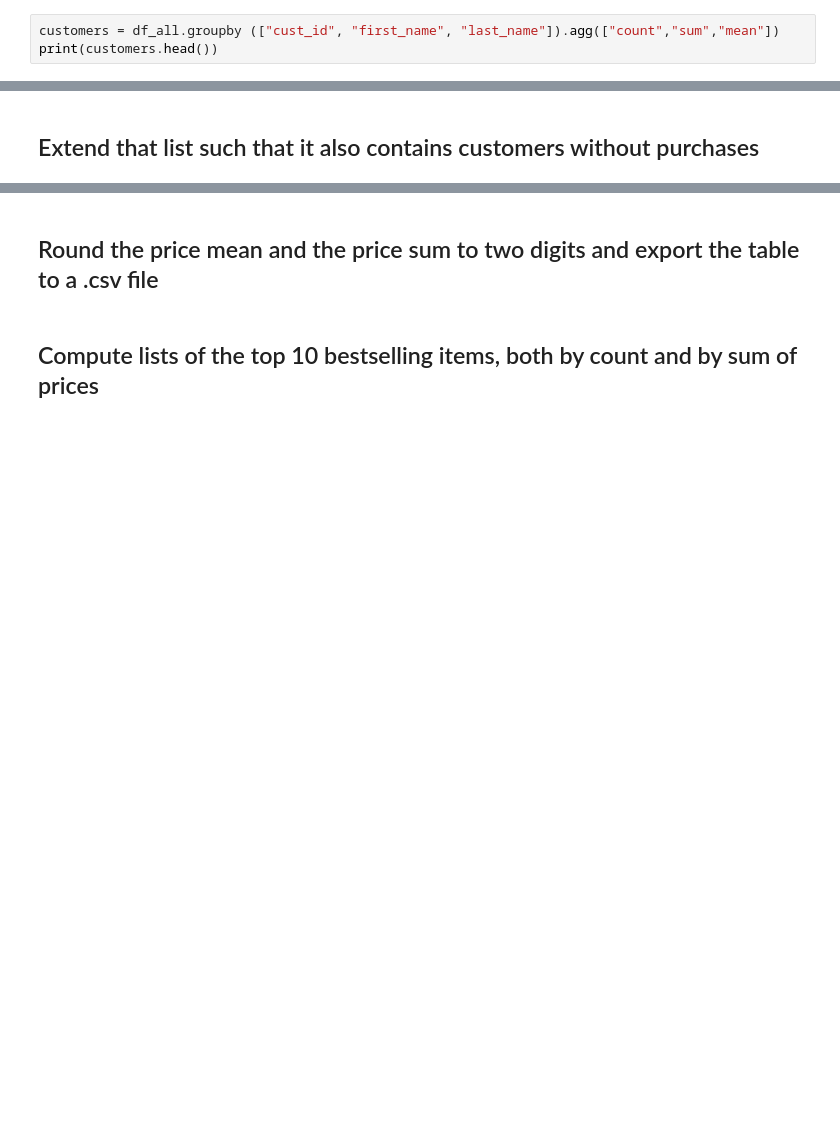
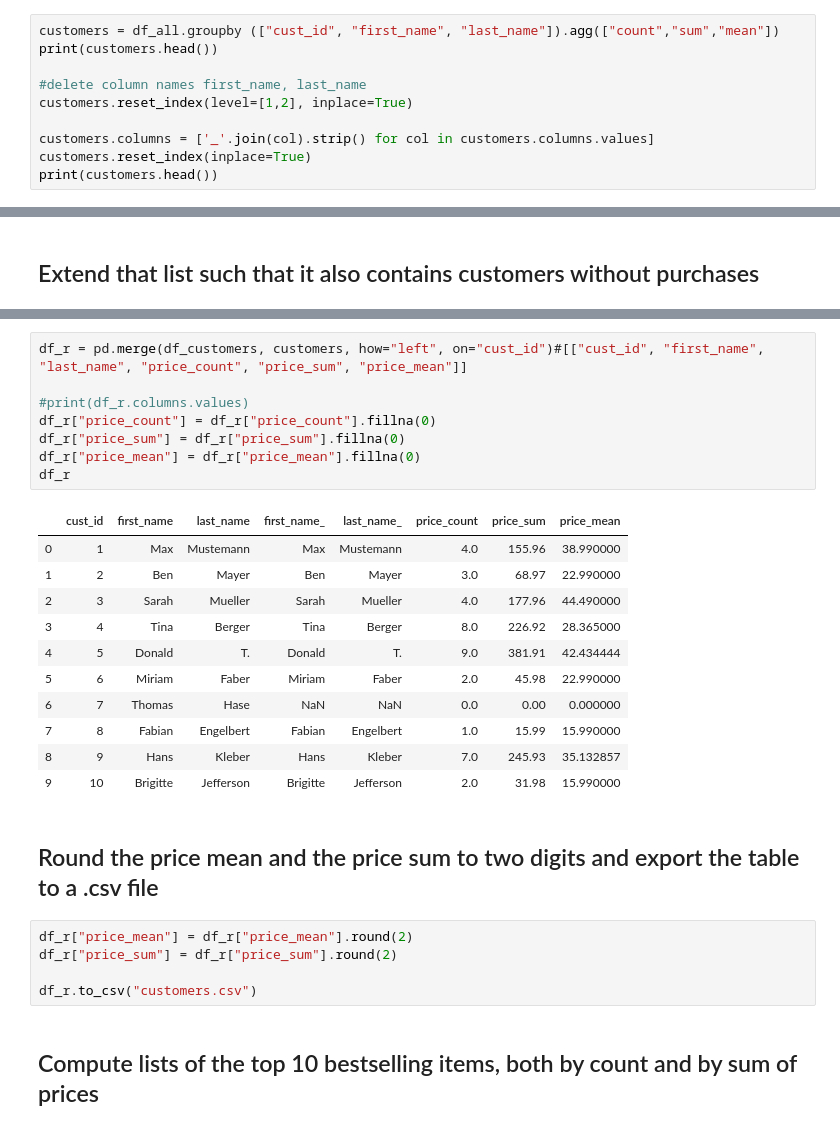
Before and after one commit to michellereiners/gesis-data-exploration, a Jupyter notebook: MR-23_data_exploration_exercise.ipynb, the cells around one changed output, grey strips where cells are left out. Drawn from its saved outputs; the diff is of its cells as text; blank space fills up the shorter version.

```diff
--- a/MR-23_data_exploration_exercise.ipynb
+++ b/MR-23_data_exploration_exercise.ipynb
@@ -405,6 +403,13 @@ df_all.drop("item_name", axis=1, inplace=True)
 # %%
 customers = df_all.groupby (["cust_id", "first_name", "last_name"]).agg(["count","sum","mean"])
 print(customers.head())
+
+#delete column names first_name, last_name
+customers.reset_index(level=[1,2], inplace=True)
+
+customers.columns = ['_'.join(col).strip() for col in customers.columns.values]
+customers.reset_index(inplace=True)
+print(customers.head())
 # %% [output]
                               price
                               count     sum       mean
@@ -419,4 +445,29 @@ cust_id first_name last_name
+# %%
+df_r = pd.merge(df_customers, customers, how="left", on="cust_id")#[["cust_id", "first_name", "last_name", "price_count", "price_sum", "price_mean"]]
+
+#print(df_r.columns.values)
+df_r["price_count"] = df_r["price_count"].fillna(0)
+df_r["price_sum"] = df_r["price_sum"].fillna(0)
+df_r["price_mean"] = df_r["price_mean"].fillna(0)
+df_r
+# %% [output]
+|  | cust_id | first_name | last_name | first_name_ | last_name_ | price_count | price_sum | price_mean |
+| 0 | 1 | Max | Mustemann | Max | Mustemann | 4.0 | 155.96 | 38.990000 |
+| 1 | 2 | Ben | Mayer | Ben | Mayer | 3.0 | 68.97 | 22.990000 |
+| 2 | 3 | Sarah | Mueller | Sarah | Mueller | 4.0 | 177.96 | 44.490000 |
+| 3 | 4 | Tina | Berger | Tina | Berger | 8.0 | 226.92 | 28.365000 |
+| 4 | 5 | Donald | T. | Donald | T. | 9.0 | 381.91 | 42.434444 |
+| 5 | 6 | Miriam | Faber | Miriam | Faber | 2.0 | 45.98 | 22.990000 |
+| 6 | 7 | Thomas | Hase | NaN | NaN | 0.0 | 0.00 | 0.000000 |
+| 7 | 8 | Fabian | Engelbert | Fabian | Engelbert | 1.0 | 15.99 | 15.990000 |
+| 8 | 9 | Hans | Kleber | Hans | Kleber | 7.0 | 245.93 | 35.132857 |
+| 9 | 10 | Brigitte | Jefferson | Brigitte | Jefferson | 2.0 | 31.98 | 15.990000 |
 # %% [markdown]
 ## Round the price mean and the price sum to two digits and export the table to a .csv file
+# %%
+df_r["price_mean"] = df_r["price_mean"].round(2)
+df_r["price_sum"] = df_r["price_sum"].round(2)
+
+df_r.to_csv("customers.csv")
 # %% [markdown]
 ## Compute lists of the top 10 bestselling items, both by count and by sum of prices
```
Also changed, not shown: parts of 12 cells of this notebook, 1 other file.
